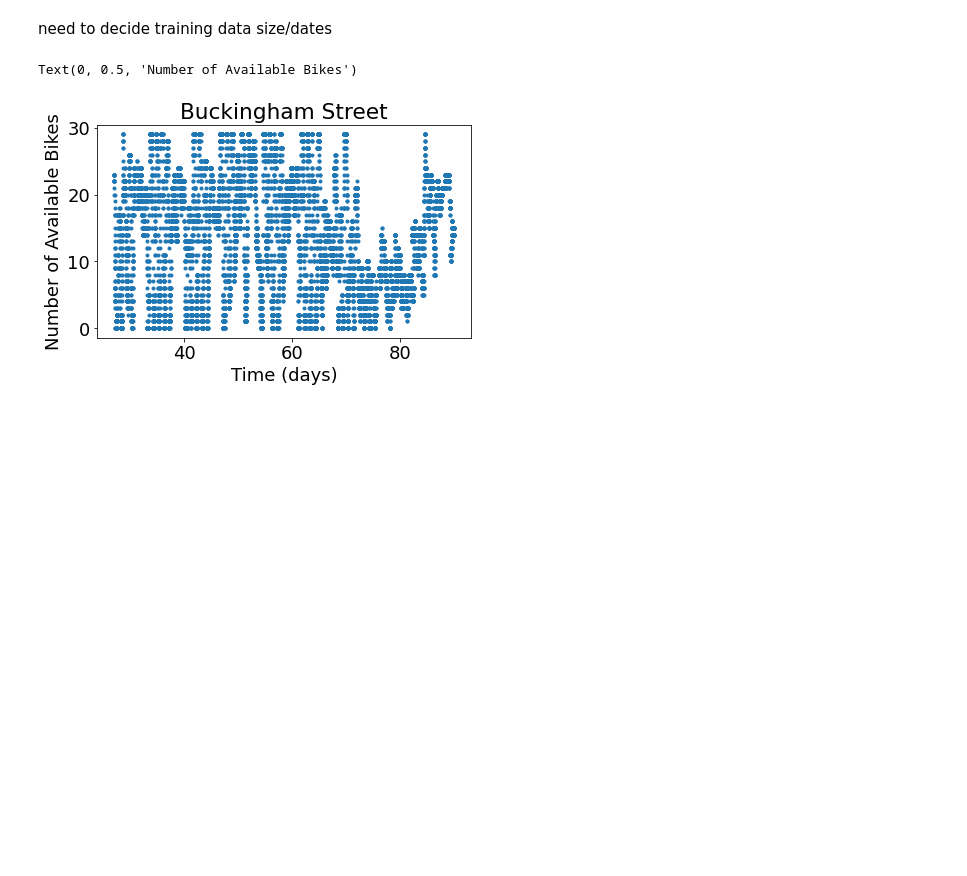
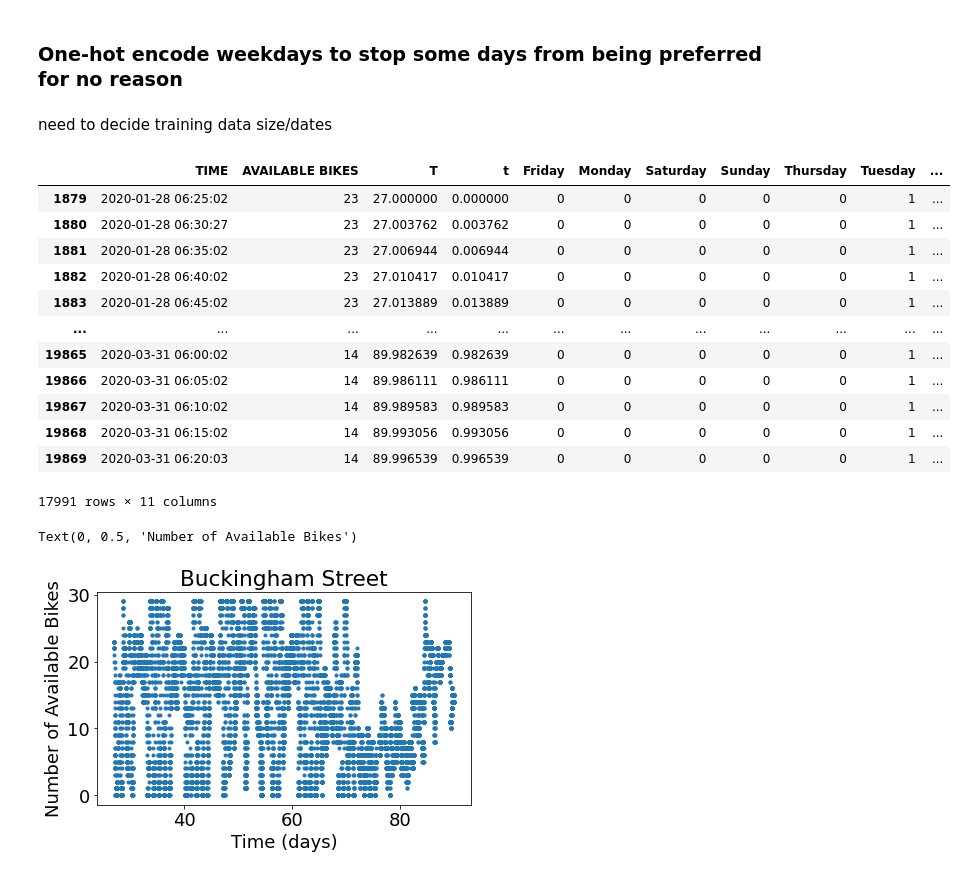
Before and after one commit to daltHub/Final-Assignment, a Jupyter notebook: feature_engineering.ipynb, the cells around one changed output. Saved outputs shown, nothing was run; the diff lists cells and outputs as text; code cells hidden in the pictures; blank space fills up the shorter version.

```diff
--- a/feature_engineering.ipynb
+++ b/feature_engineering.ipynb
@@ -95,15 +95,34 @@ dt = t_full[1] - t_full[0]
 # enc_df = pd.DataFrame(enc.fit_transform(days_df[['Bridge_Types_Cat']]).toarray())# merge with main df bridge_df on key values
 # days_df = days_df.join(enc_df)
 # days_df
+# %% [markdown]
+### One-hot encode weekdays to stop some days from being preferred for no reason
 # %%
 # df2.append( pd.get_dummies(df2.WEEKDAY))
 x = pd.get_dummies(df1.WEEKDAY)
 df1 = pd.concat([df1, x], axis = 1)
-
+df1 = df1.drop(columns="WEEKDAY")
 x = pd.get_dummies(df2.WEEKDAY)
 df2 = pd.concat([df2, x], axis = 1)
+df2 = df2.drop(columns="WEEKDAY")
 # %% [markdown]
 need to decide training data size/dates
+# %%
+df1
+# %% [output]
+|  | TIME | AVAILABLE BIKES | T | t | Friday | Monday | Saturday | Sunday | Thursday | Tuesday | ... |
+| 1879 | 2020-01-28 06:25:02 | 23 | 27.000000 | 0.000000 | 0 | 0 | 0 | 0 | 0 | 1 | ... |
+| 1880 | 2020-01-28 06:30:27 | 23 | 27.003762 | 0.003762 | 0 | 0 | 0 | 0 | 0 | 1 | ... |
+| 1881 | 2020-01-28 06:35:02 | 23 | 27.006944 | 0.006944 | 0 | 0 | 0 | 0 | 0 | 1 | ... |
+| 1882 | 2020-01-28 06:40:02 | 23 | 27.010417 | 0.010417 | 0 | 0 | 0 | 0 | 0 | 1 | ... |
+| 1883 | 2020-01-28 06:45:02 | 23 | 27.013889 | 0.013889 | 0 | 0 | 0 | 0 | 0 | 1 | ... |
+| ... | ... | ... | ... | ... | ... | ... | ... | ... | ... | ... | ... |
+| 19865 | 2020-03-31 06:00:02 | 14 | 89.982639 | 0.982639 | 0 | 0 | 0 | 0 | 0 | 1 | ... |
+| 19866 | 2020-03-31 06:05:02 | 14 | 89.986111 | 0.986111 | 0 | 0 | 0 | 0 | 0 | 1 | ... |
+| 19867 | 2020-03-31 06:10:02 | 14 | 89.989583 | 0.989583 | 0 | 0 | 0 | 0 | 0 | 1 | ... |
+| 19868 | 2020-03-31 06:15:02 | 14 | 89.993056 | 0.993056 | 0 | 0 | 0 | 0 | 0 | 1 | ... |
+| 19869 | 2020-03-31 06:20:03 | 14 | 89.996539 | 0.996539 | 0 | 0 | 0 | 0 | 0 | 1 | ... |
+17991 rows × 11 columns
 # %%
 plt.figure('Buckingham')
 plt.scatter(df1['T'], df1['AVAILABLE BIKES'],marker='.')
```
Also changed, not shown: parts of 2 cells of this notebook.
